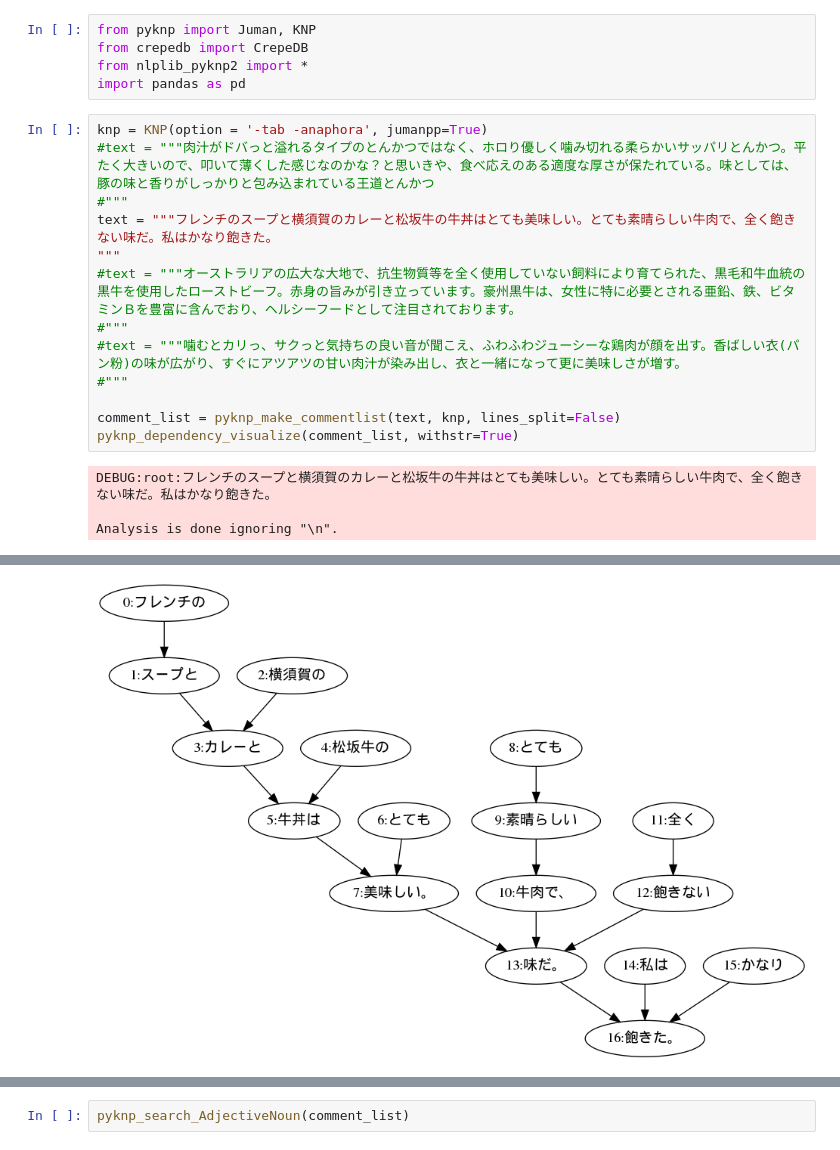
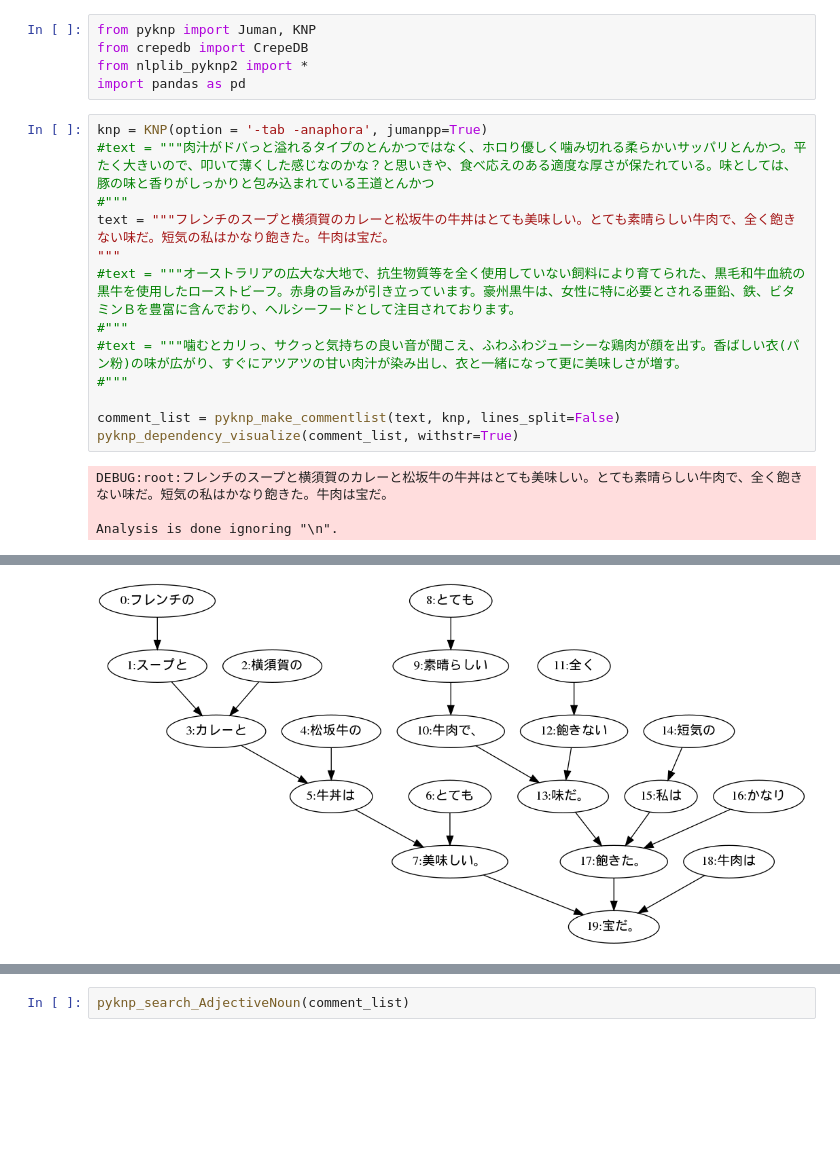
Before and after one commit to BDA2019TeamA/NLPLibrary, a Jupyter notebook: knpws.ipynb, the cells around one changed output, grey strips where cells are left out. Cells and saved outputs as stored; diff of their text form; blank space fills up the shorter version.

```diff
--- a/knpws.ipynb
+++ b/knpws.ipynb
@@ -7,7 +7,7 @@ import pandas as pd
 knp = KNP(option = '-tab -anaphora', jumanpp=True)
 #text = """肉汁がドバっと溢れるタイプのとんかつではなく、ホロり優しく噛み切れる柔らかいサッパリとんかつ。平たく大きいので、叩いて薄くした感じなのかな？と思いきや、食べ応えのある適度な厚さが保たれている。味としては、豚の味と香りがしっかりと包み込まれている王道とんかつ
 #"""
-text = """フレンチのスープと横須賀のカレーと松坂牛の牛丼はとても美味しい。とても素晴らしい牛肉で、全く飽きない味だ。私はかなり飽きた。
+text = """フレンチのスープと横須賀のカレーと松坂牛の牛丼はとても美味しい。とても素晴らしい牛肉で、全く飽きない味だ。短気の私はかなり飽きた。牛肉は宝だ。
 """
 #text = """オーストラリアの広大な大地で、抗生物質等を全く使用していない飼料により育てられた、黒毛和牛血統の黒牛を使用したローストビーフ。赤身の旨みが引き立っています。豪州黒牛は、女性に特に必要とされる亜鉛、鉄、ビタミンＢを豊富に含んでおり、ヘルシーフードとして注目されております。
 #"""
@@ -17,6 +17,6 @@ text = """フレンチのスープと横須賀のカレーと松坂牛の牛丼
 comment_list = pyknp_make_commentlist(text, knp, lines_split=False)
 pyknp_dependency_visualize(comment_list, withstr=True)
 # %% [output]
-DEBUG:root:フレンチのスープと横須賀のカレーと松坂牛の牛丼はとても美味しい。とても素晴らしい牛肉で、全く飽きない味だ。私はかなり飽きた。
+DEBUG:root:フレンチのスープと横須賀のカレーと松坂牛の牛丼はとても美味しい。とても素晴らしい牛肉で、全く飽きない味だ。短気の私はかなり飽きた。牛肉は宝だ。
 
 Analysis is done ignoring "\n".
@@ -39,4 +40,4 @@ Analysis is done ignoring "\n".
-[figure, old version]
+[figure, new version]
 # %%
 pyknp_morph2df(comment_list, output=True)
 # %% [output]
```
Also changed, not shown: parts of 6 cells of this notebook, 1 other file.
